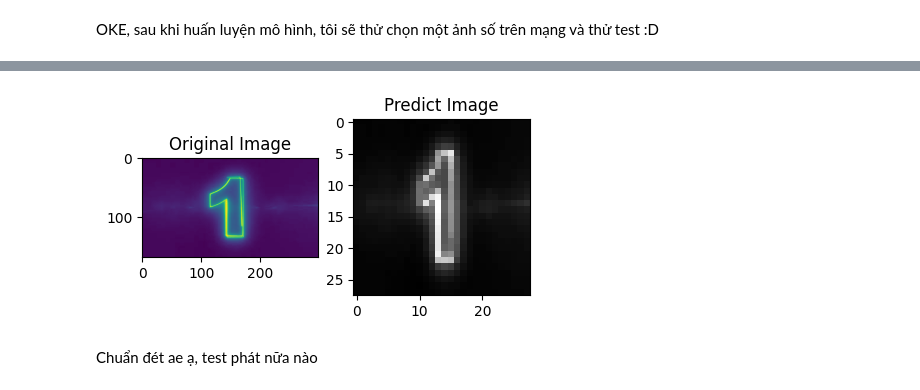
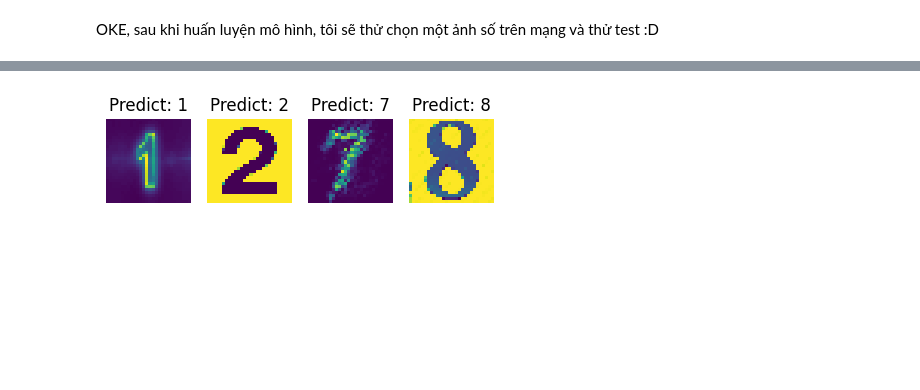
Before and after one commit to VuThanhLam124/Machine-Learning-Simple, a Jupyter notebook: CNN.ipynb, the cells around one changed output, grey strips where cells are left out. Cells and saved outputs as stored; diff of their text form; code cells hidden in the pictures; blank space fills up the shorter version.

```diff
--- a/CNN.ipynb
+++ b/CNN.ipynb
@@ -383,11 +388,14 @@ Non-trainable params: 0
 _________________________________________________________________
 # %%
 model = models.Sequential()
-model.add(layers.Conv2D(32, (3,3), activation='relu', input_shape=(28, 28, 1)))
+model.add(layers.Conv2D(64, (3,3), activation='relu', input_shape=(28, 28, 1)))
+model.add(layers.Dropout(0.2))
 model.add(layers.MaxPooling2D((2, 2)))
-model.add(layers.Conv2D(64, (3,3), activation='relu'))
+model.add(layers.Conv2D(128, (3,3), activation='relu', padding='same'))
 model.add(layers.MaxPooling2D((2, 2)))
-model.add(layers.Conv2D(64, (3,3), activation='relu', padding='same'))
+model.add(layers.Conv2D(256, (3,3), activation='relu', padding='same'))
+
+model.add(layers.Dropout(0.2))
 model.add(layers.Flatten())
 model.add(layers.Dense(64, activation='relu'))
 model.add(layers.Dense(10, activation='softmax'))
@@ -437,16 +475,16 @@ Epoch 10/10
 # %% [markdown]
 OKE, sau khi huấn luyện mô hình, tôi sẽ thử chọn một ảnh số trên mạng và thử test :D
 # %%
-img1 = cv2.imread('1.jpg', cv2.IMREAD_GRAYSCALE)
-img1_ = cv2.resize(img1, (28, 28))
-img1_ = img1_.reshape(1, 28, 28, 1)
-img1_ = img1_.astype('float32') / 255
-plt.figure(figsize=(5, 5))
-plt.subplot(1, 2, 1)
-plt.imshow(img1)
-plt.title('Original Image')
-plt.subplot(1, 2, 2)
-plt.imshow(img1_ .reshape(28, 28), cmap='gray')
-plt.title('Predict Image')
-print("Dự đoán của ảnh: ",np.argmax(model.predict(img1_)))
+list_path = ['1.jpg','2.webp', '7.jpg','8.jpg']
+list_length = len(list_path)
+plt.figure(figsize=(5,5))
+for i in range(list_length):
+    img = cv2.imread(list_path[i], cv2.IMREAD_GRAYSCALE)
+    img_ = cv2.resize(img, (28, 28))
+    img_ = img_.reshape(1, 28, 28, 1)
+    img_ = img_.astype('float32') / 255
+    plt.subplot(1, list_length, i+1)
+    plt.imshow(img_.reshape(28, 28))
+    plt.title('Predict: ' + str(np.argmax(model.predict(img_))))
+    plt.axis('off')
 # %% [output]
@@ -455,3 +495 @@ Dự đoán của ảnh:  1
-[figure, old version]
+[figure, new version]
-# %% [markdown]
-Chuẩn đét ae ạ, test phát nữa nào
```
Also changed, not shown: parts of 8 cells of this notebook, 12 other files.
